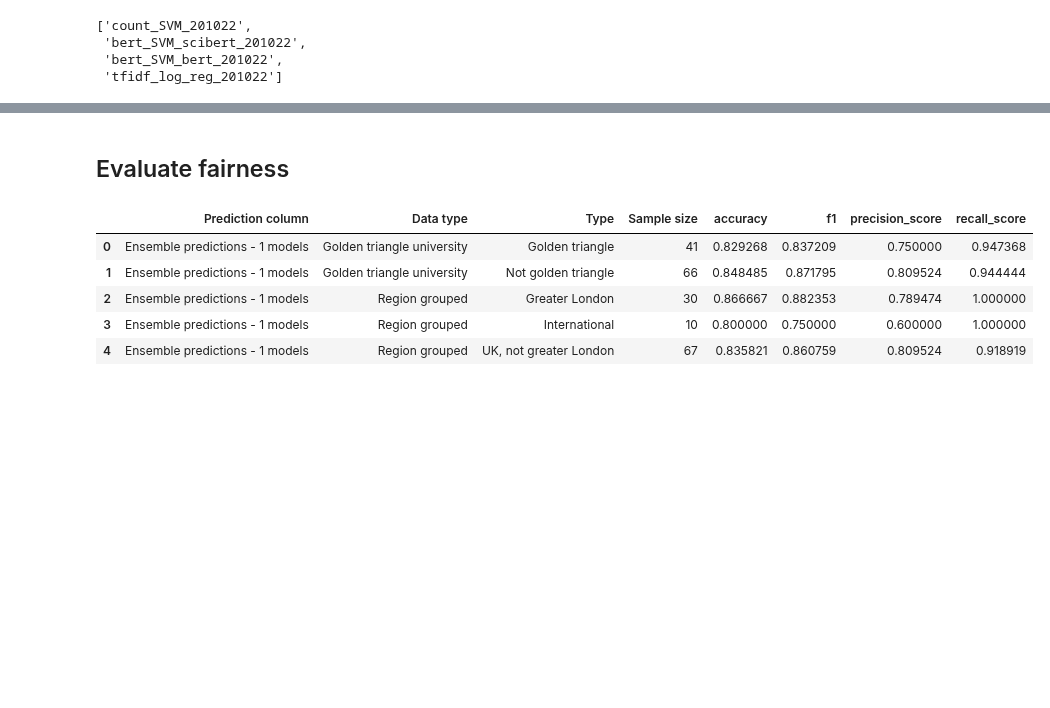
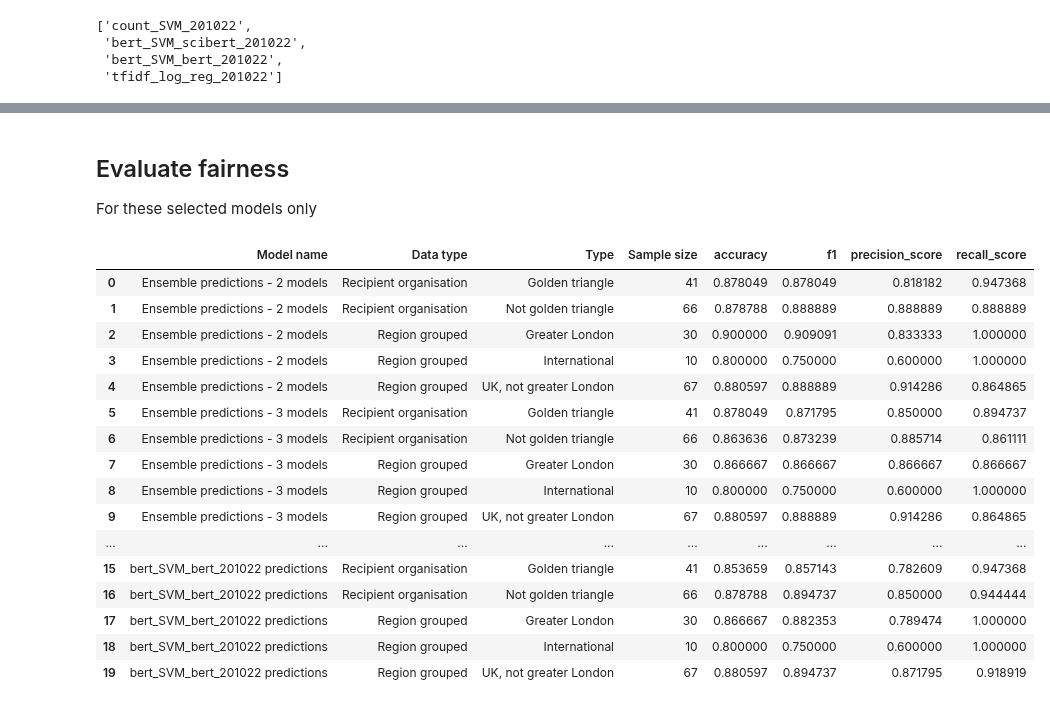
Before and after one commit to wellcometrust/nutrition-labels, a Jupyter notebook: notebooks/Fairness.ipynb, the cells around one changed output, grey strips where cells are left out. Cells and saved outputs as stored; diff of their text form; code cells hidden in the pictures; blank space fills up the shorter version.

```diff
--- a/notebooks/Fairness.ipynb
+++ b/notebooks/Fairness.ipynb
@@ -58,0 +142,3 @@ test_results = pd.merge(
+# %%
+models_to_remove = list(set(worst_precision_models).intersection(set(worst_recall_models)))
+models_to_remove
@@ -58,0 +147,3 @@ test_results = pd.merge(
+# %%
+model_names = [m for m in model_names if m not in models_to_remove]
+model_names
@@ -59,5 +163,6 @@ test_results = pd.merge(
 # %% [markdown]
 ## Evaluate fairness
+For these selected models only
 # %%
 # Found by manually looking at the list in the test data (so might not be conclusive!)
 golden_triangle = [
@@ -67,7 +172,7 @@ golden_triangle = [
     ]
 # %%
 # Golden triangle or not
-test_results['Golden triangle university'] = ['Golden triangle' if org in golden_triangle else 'Not golden triangle' for org in test_results['Recipient Org:Name']]
+test_results['Recipient organisation'] = ['Golden triangle' if org in golden_triangle else 'Not golden triangle' for org in test_results['Recipient Org:Name']]
 
 # Greater london, international or not
 region_grouped = []
@@ -88,25 +187,38 @@ data_types = ['Golden triangle university', 'Region grouped']
+# %%
+data_types = ['Recipient organisation', 'Region grouped']
 # %%
 fairness_results = []
-for prediction_col in prediction_cols:
+for model_name in model_names:
     for column in data_types:
-        result = test_results.groupby(column).apply(lambda x: evaluate_data(x, prediction_col)).to_dict()
+        result = test_results.groupby(column).apply(lambda x: evaluate_data(x, model_name)).to_dict()
         for column_type, type_results in result.items():
             column_results = {
-                'Prediction column': prediction_col,
+                'Model name': model_name,
                 'Data type': column,
                 'Type': column_type
             }
             for metric, value in type_results.items():
                 column_results[metric] = value
             fairness_results.append(column_results)
 
 fairness_results_df = pd.DataFrame(fairness_results)
 fairness_results_df.to_csv(f'data/processed/fairness_results_{ensemble_date}.csv')
-fairness_results_df.head(5)
+fairness_results_df
 # %% [output]
-|  | Prediction column | Data type | Type | Sample size | accuracy | f1 | precision_score | recall_score |
-| 0 | Ensemble predictions - 1 models | Golden triangle university | Golden triangle | 41 | 0.829268 | 0.837209 | 0.750000 | 0.947368 |
-| 1 | Ensemble predictions - 1 models | Golden triangle university | Not golden triangle | 66 | 0.848485 | 0.871795 | 0.809524 | 0.944444 |
-| 2 | Ensemble predictions - 1 models | Region grouped | Greater London | 30 | 0.866667 | 0.882353 | 0.789474 | 1.000000 |
-| 3 | Ensemble predictions - 1 models | Region grouped | International | 10 | 0.800000 | 0.750000 | 0.600000 | 1.000000 |
-| 4 | Ensemble predictions - 1 models | Region grouped | UK, not greater London | 67 | 0.835821 | 0.860759 | 0.809524 | 0.918919 |
+|  | Model name | Data type | Type | Sample size | accuracy | f1 | precision_score | recall_score |
+| 0 | Ensemble predictions - 2 models | Recipient organisation | Golden triangle | 41 | 0.878049 | 0.878049 | 0.818182 | 0.947368 |
+| 1 | Ensemble predictions - 2 models | Recipient organisation | Not golden triangle | 66 | 0.878788 | 0.888889 | 0.888889 | 0.888889 |
+| 2 | Ensemble predictions - 2 models | Region grouped | Greater London | 30 | 0.900000 | 0.909091 | 0.833333 | 1.000000 |
+| 3 | Ensemble predictions - 2 models | Region grouped | International | 10 | 0.800000 | 0.750000 | 0.600000 | 1.000000 |
+| 4 | Ensemble predictions - 2 models | Region grouped | UK, not greater London | 67 | 0.880597 | 0.888889 | 0.914286 | 0.864865 |
+| 5 | Ensemble predictions - 3 models | Recipient organisation | Golden triangle | 41 | 0.878049 | 0.871795 | 0.850000 | 0.894737 |
+| 6 | Ensemble predictions - 3 models | Recipient organisation | Not golden triangle | 66 | 0.863636 | 0.873239 | 0.885714 | 0.861111 |
+| 7 | Ensemble predictions - 3 models | Region grouped | Greater London | 30 | 0.866667 | 0.866667 | 0.866667 | 0.866667 |
+| 8 | Ensemble predictions - 3 models | Region grouped | International | 10 | 0.800000 | 0.750000 | 0.600000 | 1.000000 |
+| 9 | Ensemble predictions - 3 models | Region grouped | UK, not greater London | 67 | 0.880597 | 0.888889 | 0.914286 | 0.864865 |
+| ... | ... | ... | ... | ... | ... | ... | ... | ... |
+| 15 | bert_SVM_bert_201022 predictions | Recipient organisation | Golden triangle | 41 | 0.853659 | 0.857143 | 0.782609 | 0.947368 |
+| 16 | bert_SVM_bert_201022 predictions | Recipient organisation | Not golden triangle | 66 | 0.878788 | 0.894737 | 0.850000 | 0.944444 |
+| 17 | bert_SVM_bert_201022 predictions | Region grouped | Greater London | 30 | 0.866667 | 0.882353 | 0.789474 | 1.000000 |
+| 18 | bert_SVM_bert_201022 predictions | Region grouped | International | 10 | 0.800000 | 0.750000 | 0.600000 | 1.000000 |
+| 19 | bert_SVM_bert_201022 predictions | Region grouped | UK, not greater London | 67 | 0.880597 | 0.894737 | 0.871795 | 0.918919 |
```
Also changed, not shown: parts of 31 cells of this notebook.
